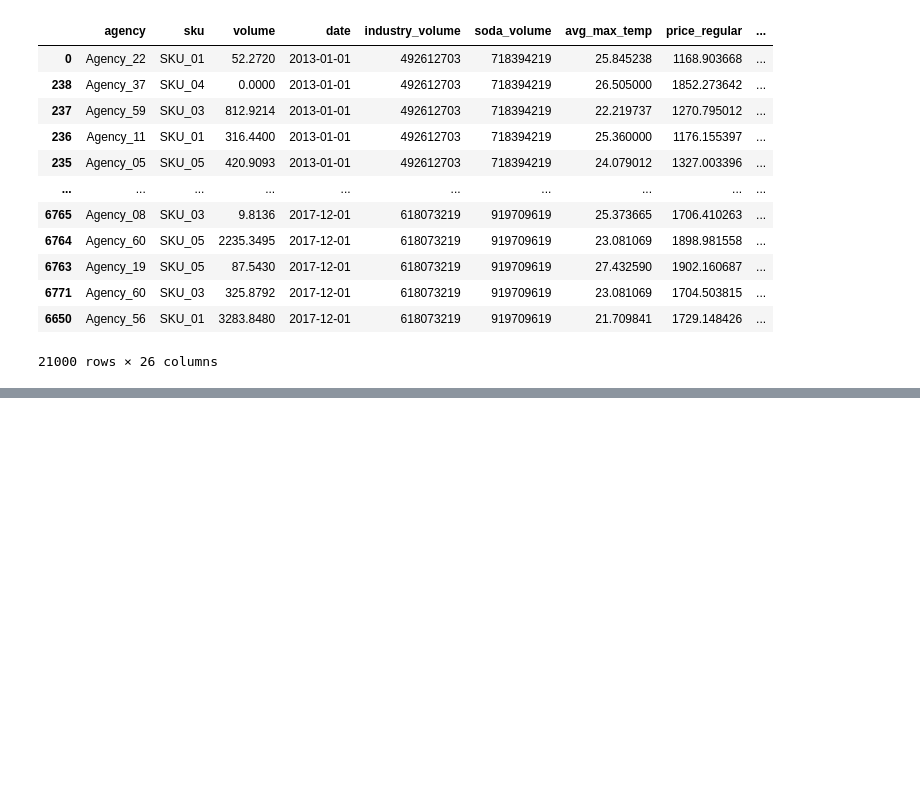
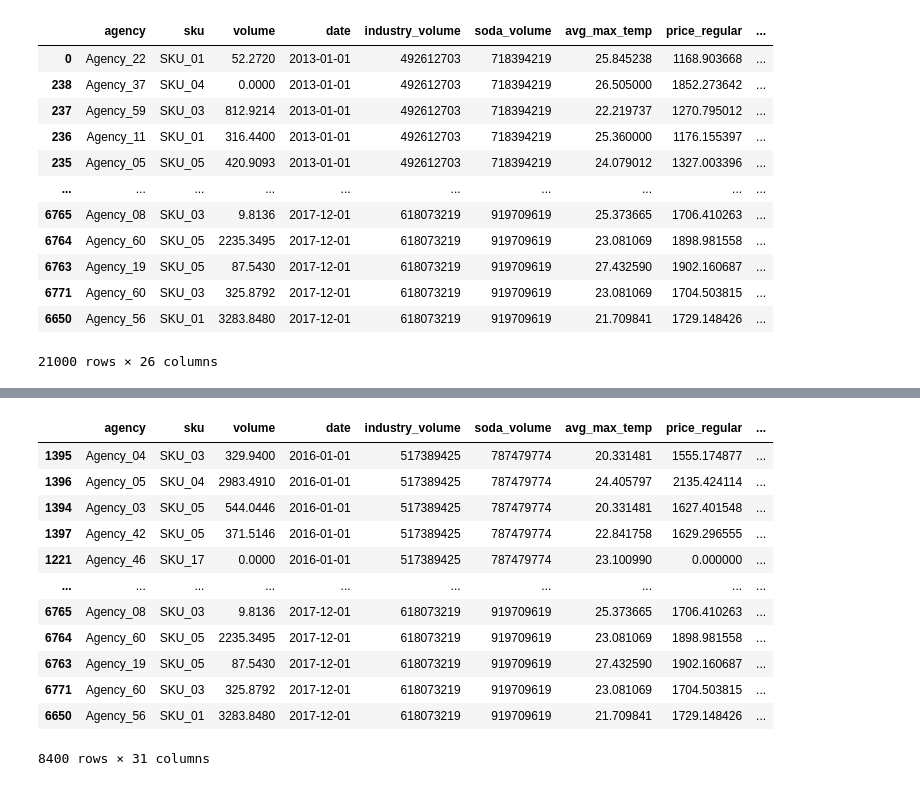
Before and after one commit to bub3690/dacon_study, a Jupyter notebook: inha_2022/Temporal_example/example.ipynb, the cells around one changed output, grey strips where cells are left out. Saved outputs shown, nothing was run; the diff lists cells and outputs as text; code cells hidden in the pictures; blank space fills up the shorter version.

```diff
--- a/inha_2022/Temporal_example/example.ipynb
+++ b/inha_2022/Temporal_example/example.ipynb
@@ -103,0 +485,43 @@ data.describe()
+# %%
+#predict on new data
+
+# select last 24 months from data (max_encoder_length is 24)
+#나는 여기서 144*5 time stamp를 가져온다.
+encoder_data = data[lambda x: x.time_idx > x.time_idx.max() - max_encoder_length]
+
+# select last known data point and create decoder data from it by repeating it and incrementing the month
+# in a real world dataset, we should not just forward fill the covariates but specify them to account
+# for changes in special days and prices (which you absolutely should do but we are too lazy here)
+last_data = data[lambda x: x.time_idx == x.time_idx.max()]
+decoder_data = pd.concat(
+    [last_data.assign(date=lambda x: x.date + pd.offsets.MonthBegin(i)) for i in range(1, max_prediction_length + 1)],
+    ignore_index=True,
+)
+#앞으로 6달 예측
+
+# add time index consistent with "data"
+decoder_data["time_idx"] = decoder_data["date"].dt.year * 12 + decoder_data["date"].dt.month
+decoder_data["time_idx"] += encoder_data["time_idx"].max() + 1 - decoder_data["time_idx"].min()
+
+# adjust additional time feature(s)
+decoder_data["month"] = decoder_data.date.dt.month.astype(str).astype("category")  # categories have be strings
+
+# combine encoder and decoder data
+new_prediction_data = pd.concat([encoder_data, decoder_data], ignore_index=True)
+# %%
+encoder_data
+#350 * 24
+# %% [output]
+|  | agency | sku | volume | date | industry_volume | soda_volume | avg_max_temp | price_regular | ... |
+| 1395 | Agency_04 | SKU_03 | 329.9400 | 2016-01-01 | 517389425 | 787479774 | 20.331481 | 1555.174877 | ... |
+| 1396 | Agency_05 | SKU_04 | 2983.4910 | 2016-01-01 | 517389425 | 787479774 | 24.405797 | 2135.424114 | ... |
+| 1394 | Agency_03 | SKU_05 | 544.0446 | 2016-01-01 | 517389425 | 787479774 | 20.331481 | 1627.401548 | ... |
+| 1397 | Agency_42 | SKU_05 | 371.5146 | 2016-01-01 | 517389425 | 787479774 | 22.841758 | 1629.296555 | ... |
+| 1221 | Agency_46 | SKU_17 | 0.0000 | 2016-01-01 | 517389425 | 787479774 | 23.100990 | 0.000000 | ... |
+| ... | ... | ... | ... | ... | ... | ... | ... | ... | ... |
+| 6765 | Agency_08 | SKU_03 | 9.8136 | 2017-12-01 | 618073219 | 919709619 | 25.373665 | 1706.410263 | ... |
+| 6764 | Agency_60 | SKU_05 | 2235.3495 | 2017-12-01 | 618073219 | 919709619 | 23.081069 | 1898.981558 | ... |
+| 6763 | Agency_19 | SKU_05 | 87.5430 | 2017-12-01 | 618073219 | 919709619 | 27.432590 | 1902.160687 | ... |
+| 6771 | Agency_60 | SKU_03 | 325.8792 | 2017-12-01 | 618073219 | 919709619 | 23.081069 | 1704.503815 | ... |
+| 6650 | Agency_56 | SKU_01 | 3283.8480 | 2017-12-01 | 618073219 | 919709619 | 21.709841 | 1729.148426 | ... |
+8400 rows × 31 columns
```
Also changed, not shown: parts of 24 cells of this notebook, 4 other files.
